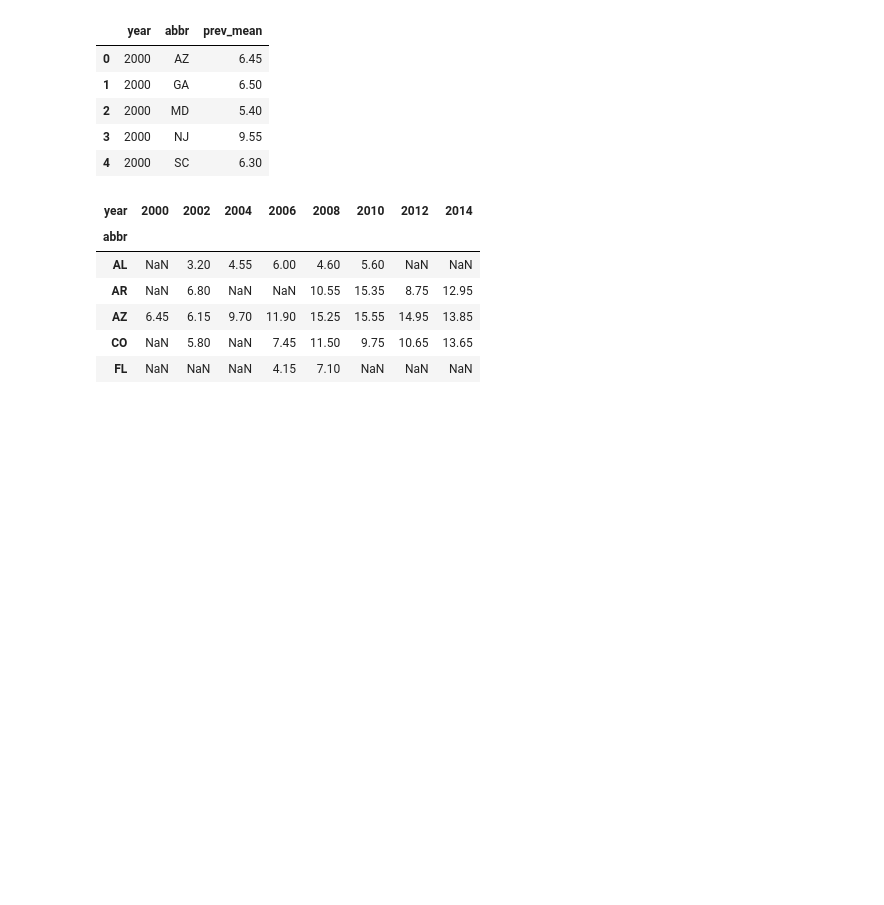
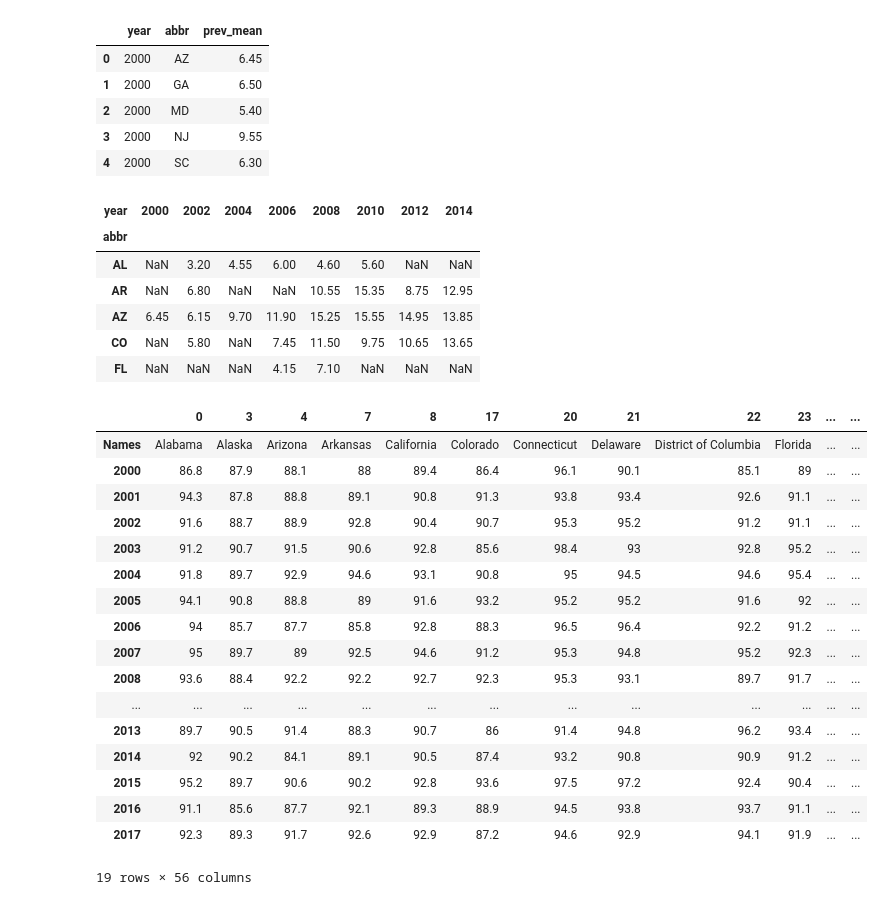
Before and after one commit to loobiner/mypythonETL, a Jupyter notebook: ETL demo.ipynb, the cells around one changed output. Drawn from its saved outputs; the diff is of its cells as text; code cells hidden in the pictures; blank space fills up the shorter version.

Commit message:
so commited
Updated dataframes organized in lots of ways

```diff
--- a/ETL demo.ipynb
+++ b/ETL demo.ipynb
@@ -113,3 +113,25 @@ aut_df_five.head()
 | AZ | 6.45 | 6.15 | 9.70 | 11.90 | 15.25 | 15.55 | 14.95 | 13.85 |
 | CO | NaN | 5.80 | NaN | 7.45 | 11.50 | 9.75 | 10.65 | 13.65 |
 | FL | NaN | NaN | NaN | 4.15 | 7.10 | NaN | NaN | NaN |
+# %%
+vax_df_five = vax_df_four.transpose()
+vax_df_five
+# %% [output]
+|  | 0 | 3 | 4 | 7 | 8 | 17 | 20 | 21 | 22 | 23 | ... | ... |
+| Names | Alabama | Alaska | Arizona | Arkansas | California | Colorado | Connecticut | Delaware | District of Columbia | Florida | ... | ... |
+| 2000 | 86.8 | 87.9 | 88.1 | 88 | 89.4 | 86.4 | 96.1 | 90.1 | 85.1 | 89 | ... | ... |
+| 2001 | 94.3 | 87.8 | 88.8 | 89.1 | 90.8 | 91.3 | 93.8 | 93.4 | 92.6 | 91.1 | ... | ... |
+| 2002 | 91.6 | 88.7 | 88.9 | 92.8 | 90.4 | 90.7 | 95.3 | 95.2 | 91.2 | 91.1 | ... | ... |
+| 2003 | 91.2 | 90.7 | 91.5 | 90.6 | 92.8 | 85.6 | 98.4 | 93 | 92.8 | 95.2 | ... | ... |
+| 2004 | 91.8 | 89.7 | 92.9 | 94.6 | 93.1 | 90.8 | 95 | 94.5 | 94.6 | 95.4 | ... | ... |
+| 2005 | 94.1 | 90.8 | 88.8 | 89 | 91.6 | 93.2 | 95.2 | 95.2 | 91.6 | 92 | ... | ... |
+| 2006 | 94 | 85.7 | 87.7 | 85.8 | 92.8 | 88.3 | 96.5 | 96.4 | 92.2 | 91.2 | ... | ... |
+| 2007 | 95 | 89.7 | 89 | 92.5 | 94.6 | 91.2 | 95.3 | 94.8 | 95.2 | 92.3 | ... | ... |
+| 2008 | 93.6 | 88.4 | 92.2 | 92.2 | 92.7 | 92.3 | 95.3 | 93.1 | 89.7 | 91.7 | ... | ... |
+| ... | ... | ... | ... | ... | ... | ... | ... | ... | ... | ... | ... | ... |
+| 2013 | 89.7 | 90.5 | 91.4 | 88.3 | 90.7 | 86 | 91.4 | 94.8 | 96.2 | 93.4 | ... | ... |
+| 2014 | 92 | 90.2 | 84.1 | 89.1 | 90.5 | 87.4 | 93.2 | 90.8 | 90.9 | 91.2 | ... | ... |
+| 2015 | 95.2 | 89.7 | 90.6 | 90.2 | 92.8 | 93.6 | 97.5 | 97.2 | 92.4 | 90.4 | ... | ... |
+| 2016 | 91.1 | 85.6 | 87.7 | 92.1 | 89.3 | 88.9 | 94.5 | 93.8 | 93.7 | 91.1 | ... | ... |
+| 2017 | 92.3 | 89.3 | 91.7 | 92.6 | 92.9 | 87.2 | 94.6 | 92.9 | 94.1 | 91.9 | ... | ... |
+19 rows × 56 columns
```
Also changed, not shown: parts of 1 cell of this notebook.
